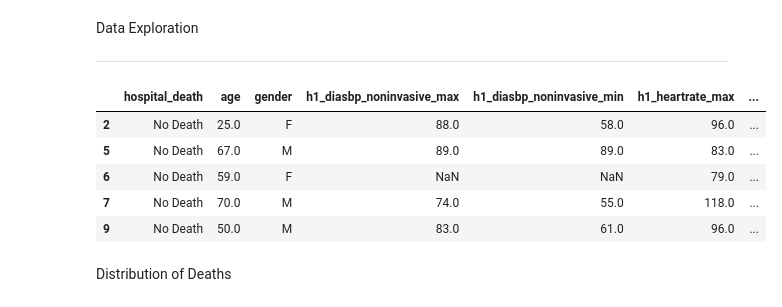
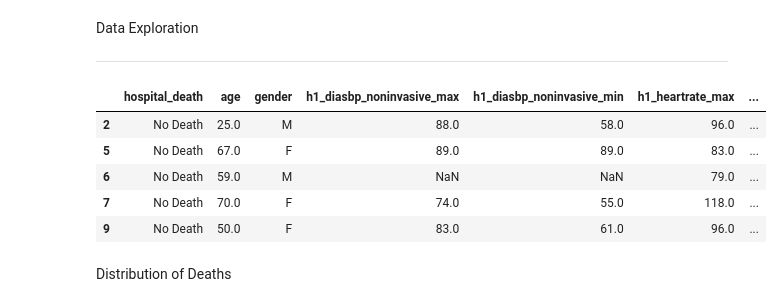
Before and after one commit to lilyzhizhou/Datathon-4, a Jupyter notebook: Data_Cleaning_Vitals.ipynb, the cells around one changed output. Drawn from its saved outputs; the diff is of its cells as text; code cells hidden in the pictures.

```diff
--- a/Data_Cleaning_Vitals.ipynb
+++ b/Data_Cleaning_Vitals.ipynb
@@ -92,6 +92,9 @@ data['icu_admit_source'].value_counts()
 
 # Drop admit source
 data = data.drop('icu_admit_source', axis = 1)
+# %%
+# encoding gender
+data['gender'] = data['gender'].map({'F': 1, 'M': 0})
 # %% [markdown]
 Checking NA
 
@@ -137,17 +140,18 @@ numerical_columns = [col for col in all_columns if col != target_column and col
 # %%
 # Convert numeric categorical variables into descriptive categories
 data_dscrpt = data.copy()
 
 data_dscrpt['hospital_death'].replace({0.0 : 'No Death', 1.0 : 'Death'}, inplace=True)
+data_dscrpt['gender'].replace({0 : 'F', 1 : 'M'}, inplace=True)
 
 data_dscrpt.head()
 # %% [output]
 |  | hospital_death | age | gender | h1_diasbp_noninvasive_max | h1_diasbp_noninvasive_min | h1_heartrate_max | ... |
-| 2 | No Death | 25.0 | F | 88.0 | 58.0 | 96.0 | ... |
-| 5 | No Death | 67.0 | M | 89.0 | 89.0 | 83.0 | ... |
-| 6 | No Death | 59.0 | F | NaN | NaN | 79.0 | ... |
-| 7 | No Death | 70.0 | M | 74.0 | 55.0 | 118.0 | ... |
-| 9 | No Death | 50.0 | M | 83.0 | 61.0 | 96.0 | ... |
+| 2 | No Death | 25.0 | M | 88.0 | 58.0 | 96.0 | ... |
+| 5 | No Death | 67.0 | F | 89.0 | 89.0 | 83.0 | ... |
+| 6 | No Death | 59.0 | M | NaN | NaN | 79.0 | ... |
+| 7 | No Death | 70.0 | F | 74.0 | 55.0 | 118.0 | ... |
+| 9 | No Death | 50.0 | F | 83.0 | 61.0 | 96.0 | ... |
 # %% [markdown]
 Distribution of Deaths
 # %%
```
Also changed, not shown: parts of 1 cell of this notebook.
